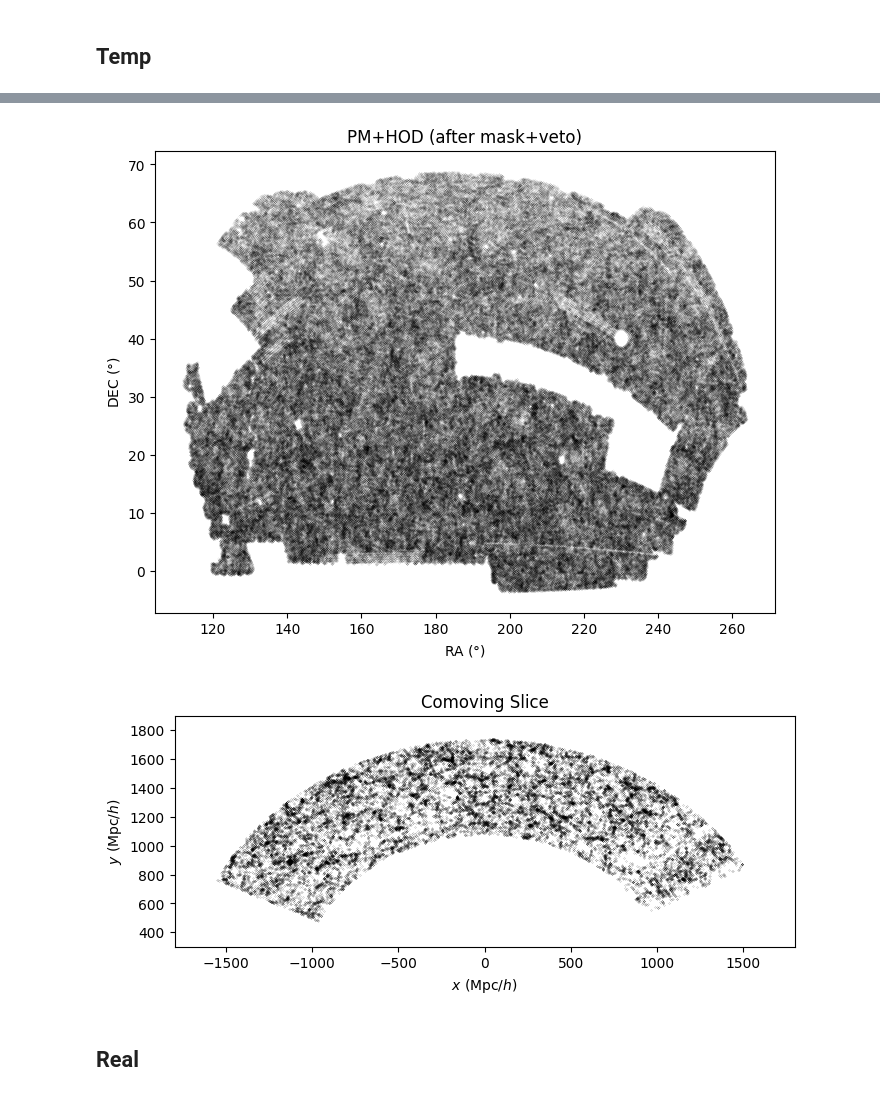
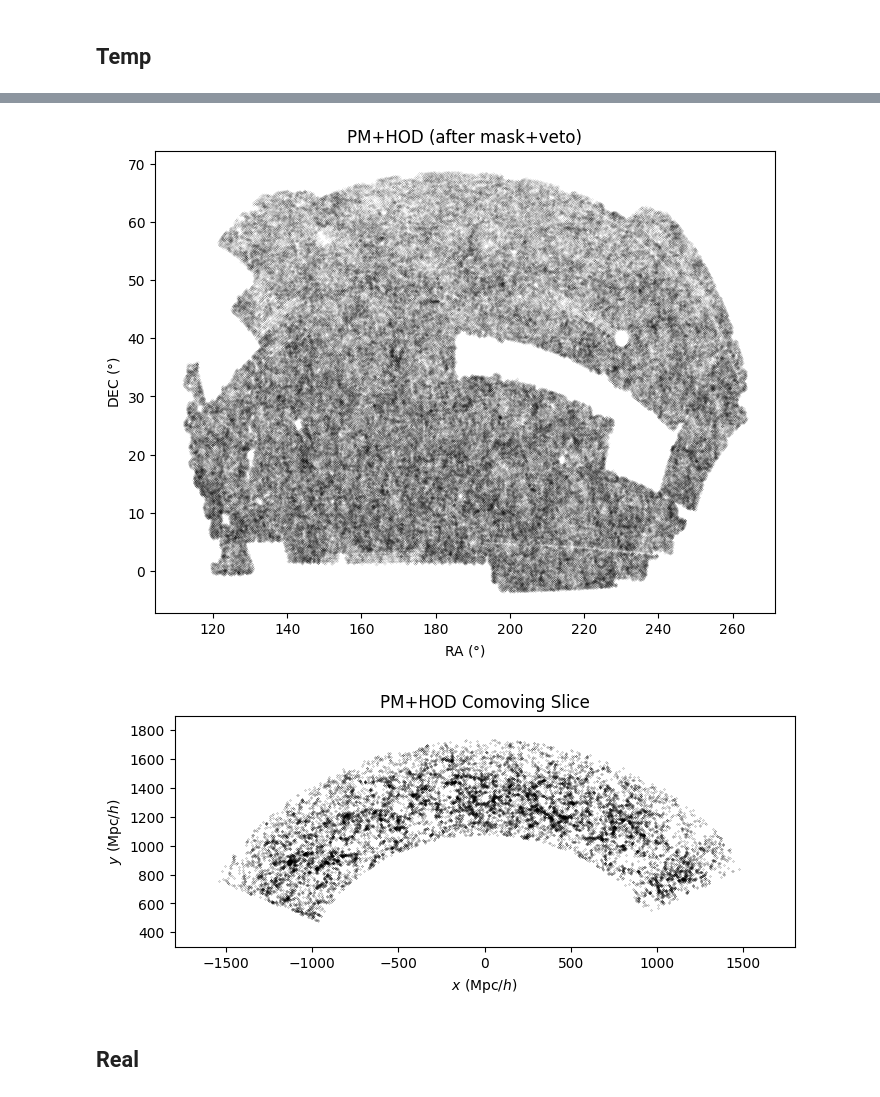
Before and after one commit to maho3/ltu-cmass, a Jupyter notebook: workspace.ipynb, the cells around one changed output, grey strips where cells are left out. Saved outputs shown, nothing was run; the diff lists cells and outputs as text; code cells hidden in the pictures.

```diff
--- a/workspace.ipynb
+++ b/workspace.ipynb
@@ -479,6 +539,8 @@ p2k_gal = r.poles['power_2'].real
 p4k_gal = r.poles['power_4'].real
 # %% [markdown]
 # Simulate from PM
+# %%
+nblab = NBlab
 # %%
 # hod parameters
 def thetahod_literature(paper):
@@ -672,0 +722,4 @@ collision_priority_mask_dr12.ply
+# %%
+_, be = scott_bin_width(rdz[:,-1], True)
+pcounts, _, _ = plt.hist(prdz[:,-1], be, histtype='step')
+counts, _, _ = plt.hist(rdz[:,-1], be, histtype='step')
@@ -672,0 +728,5 @@ collision_priority_mask_dr12.ply
+# %%
+psamp = counts/pcounts
+bind = np.digitize(prdz[:,-1], be)
+mask = np.random.rand(len(prdz)) < psamp[bind-1]
+prdz = prdz[mask]
@@ -673,13 +738,13 @@ collision_priority_mask_dr12.ply
 # %%
 f,ax = plt.subplots(1,1, figsize=(8,6))
-ax.plot(*(prdz[:,:-1].T),'k.', alpha=1, markersize=0.04)
+ax.plot(*(prdz[:,:-1].T),'k.', alpha=1, markersize=0.05)
 ax.set_xlabel(r'RA $(\degree)$')
 ax.set_ylabel(r'DEC $(\degree)$')
 ax.set_title('PM+HOD (after mask+veto)')
 
 f.savefig('images/mock_aftermask.jpg', dpi=400, bbox_inches='tight')
 # %% [output]
-[figure, old version]
+[figure, new version]
 # %%
 # plot comoving
 DECcen = 5
@@ -689,16 +754,16 @@ pos = NBlab.transform.SkyToCartesian(*prdz[mask,:].T, cosmo)
 pxyzS = pos.compute()
 
 f, ax = plt.subplots(1,1, figsize=(8,3))
-ax.plot(pxyzS[:,1], -pxyzS[:,0], 'k.', alpha=1, markersize=0.2)
+ax.plot(pxyzS[:,1], -pxyzS[:,0], 'k.', alpha=1, markersize=0.3)
 ax.set_xlim(-1800,1800)
 ax.set_ylim(300,1900)
 ax.set_xlabel(r'$x\ (\mathrm{Mpc}/h)$')
 ax.set_ylabel(r'$y\ (\mathrm{Mpc}/h)$')
-ax.set_title('Comoving Slice')
+ax.set_title('PM+HOD Comoving Slice')
 
 f.savefig('images/mock_comoving.jpg', dpi=400, bbox_inches='tight')
 # %% [output]
-[figure, old version]
+[figure, new version]
 # %% [markdown]
 ## Real
 # %%
```
Also changed, not shown: parts of 16 cells of this notebook, 5 other files.
